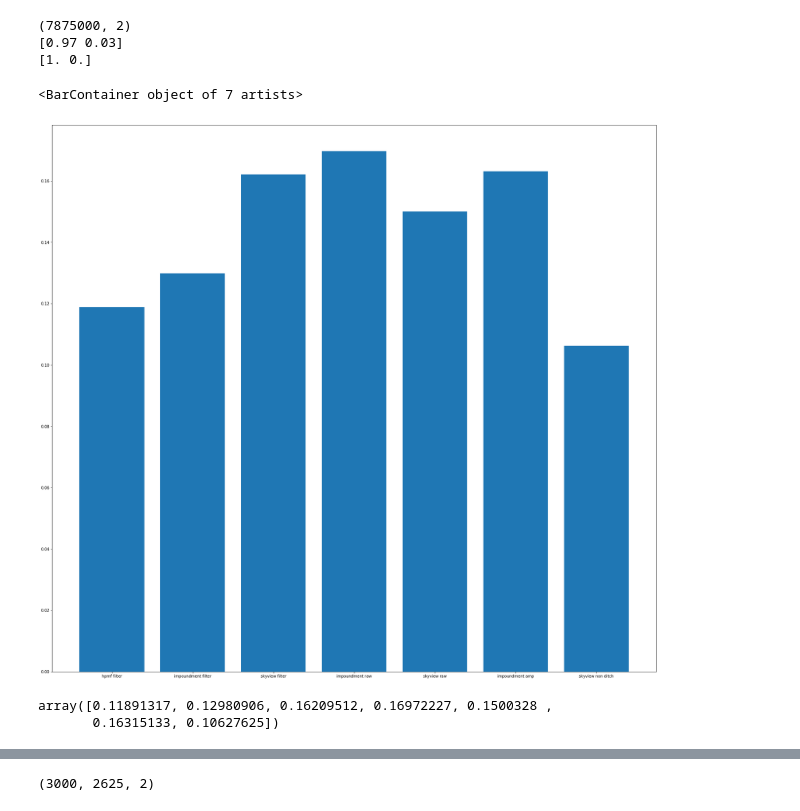
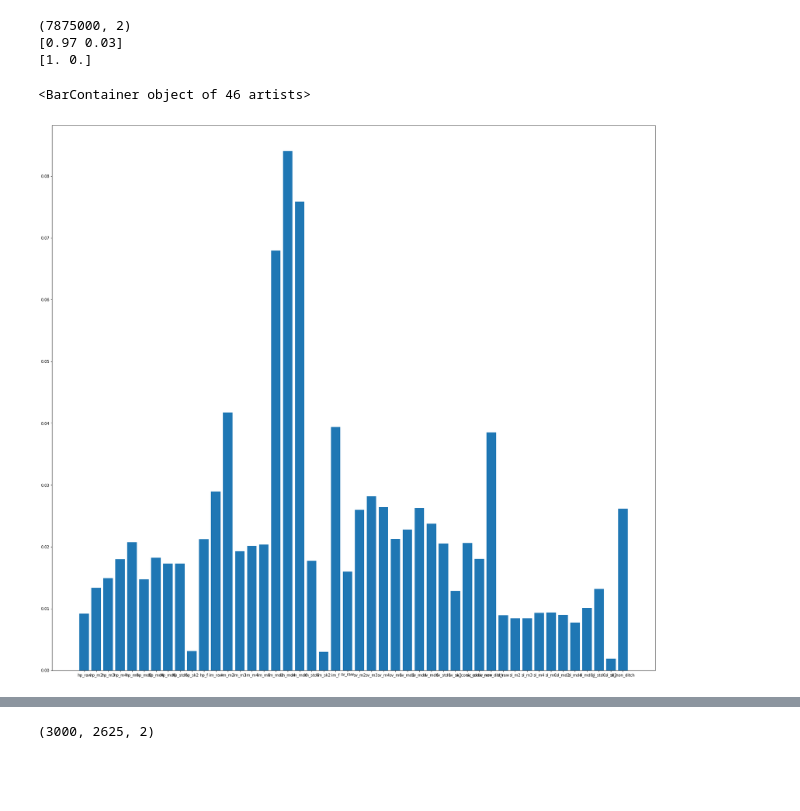
Before and after one commit to jonatan-flyckt/bachelors-thesis-playground, a Jupyter notebook: jonatan_features/random_forest.ipynb, the cells around one changed output, grey strips where cells are left out. Cells and saved outputs as stored; diff of their text form; code cells hidden in the pictures; blank space fills up the shorter version.

```diff
--- a/jonatan_features/random_forest.ipynb
+++ b/jonatan_features/random_forest.ipynb
@@ -382,14 +360,9 @@ def probaToZones(arr, zoneSize):
                         for l in range(zoneSize):
                             newArr[i + k][j + l] = 0
     return newArr
-# %%
-plt.figure(num=None, figsize=(28,26), facecolor='w', edgecolor='k')
-plt.bar(["hpmf filter","impoundment filter","skyview filter","impoundment raw","skyview raw", "impoundment amp", "skyview non ditch"],clf.feature_importances_)
-# %% [output]
-<BarContainer object of 7 artists>
-[figure, removed]
-# %%
-clf.feature_importances_
-# %% [output]
-array([0.11891317, 0.12980906, 0.16209512, 0.16972227, 0.1500328 ,
-       0.16315133, 0.10627625])
+# %%
+plt.figure(num=None, figsize=(28,26), facecolor='w', edgecolor='k')
+plt.bar(["hp_raw","hp_m2","hp_m3","hp_m4","hp_m6","hp_md2","hp_md4","hp_md6","hp_std6","hp_sk2","hp_f","im_raw","im_m2","im_m3","im_m4","im_m6","im_md2","im_md4","im_md6","im_std6","im_sk2","im_f","sv_raw","sv_m2","sv_m3","sv_m4","sv_m6","sv_md2","sv_md4","sv_md6","sv_std6","sv_sk2","sv_conic_old","sv_conic_new","sv_non_ditch","sl_raw","sl_m2","sl_m3","sl_m4","sl_m6","sl_md2","sl_md4","sl_md6_","sl_std6","sl_sk2","sl_non_ditch"],clf.feature_importances_)
+# %% [output]
+<BarContainer object of 46 artists>
+[figure, added]
```
Also changed, not shown: parts of 18 cells of this notebook.
